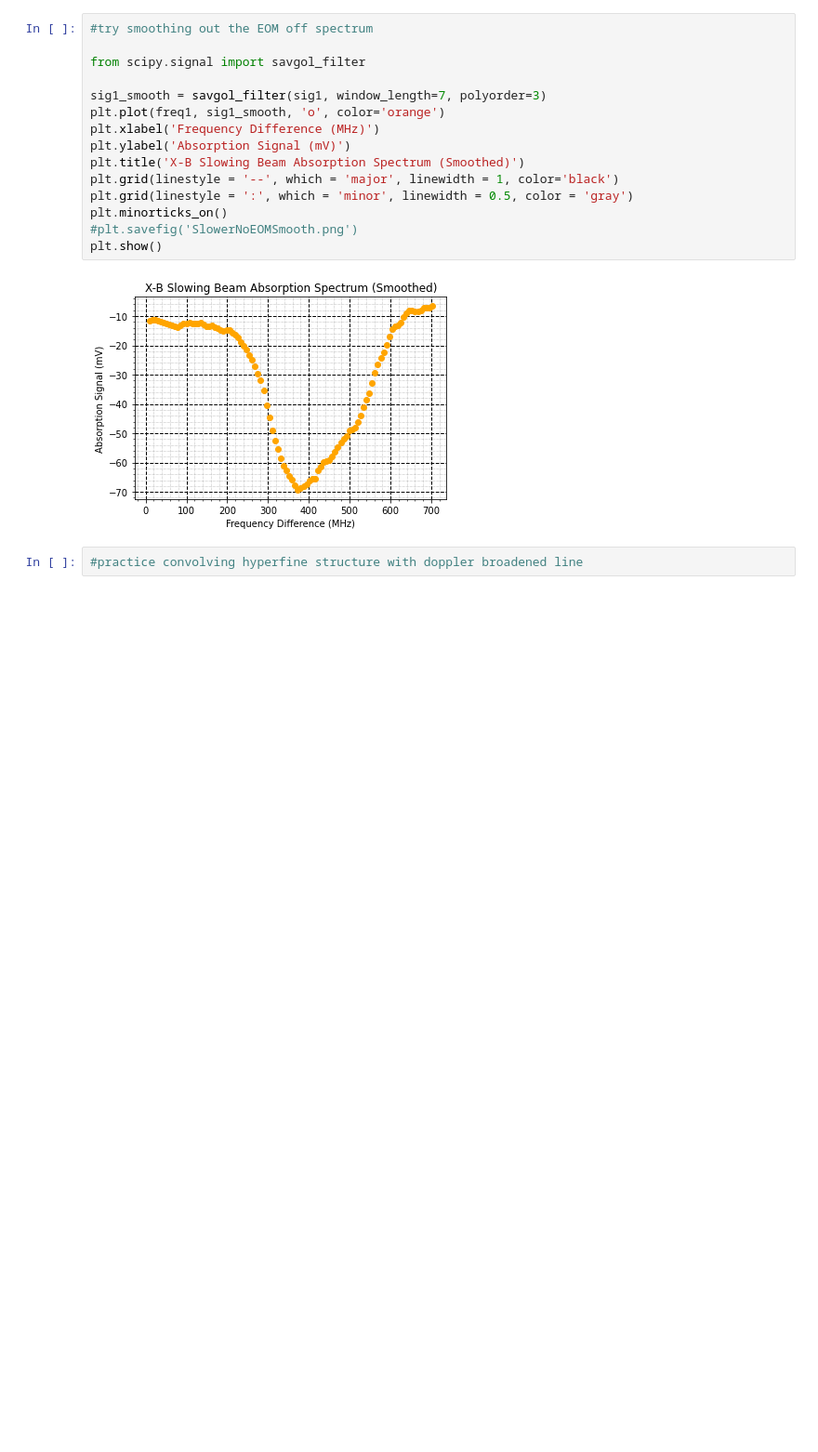
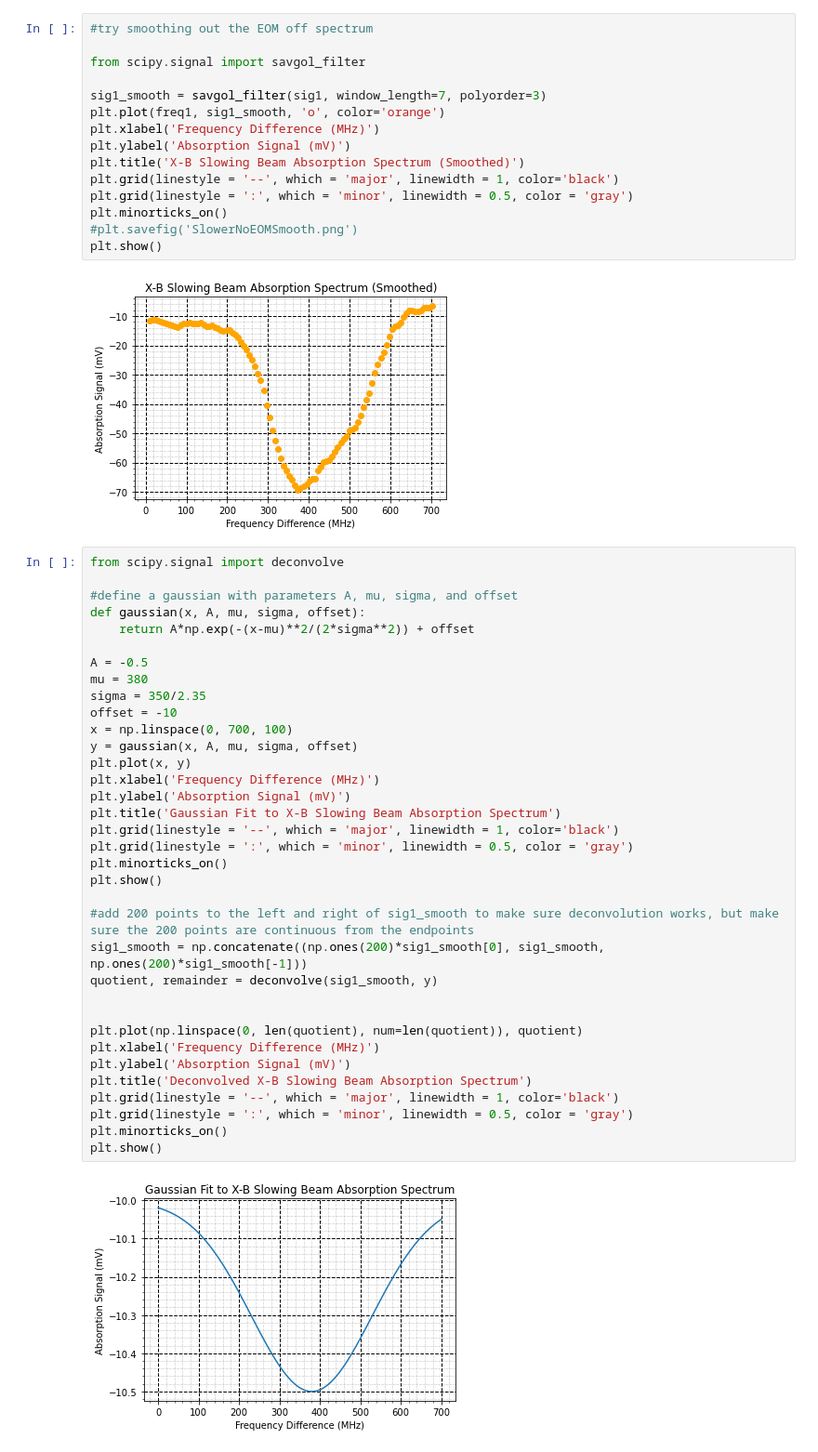
Before and after one commit to geoffrey-zheng/SrF-Calcs, a Jupyter notebook: Push-Beam/SlowerTransverseAbsorption.ipynb, the cells around one changed output. Shown: that part at 93% size. Drawn from its saved outputs; the diff is of its cells as text; blank space fills up the shorter version.

Commit message:
tried deconvolution

```diff
--- a/Push-Beam/SlowerTransverseAbsorption.ipynb
+++ b/Push-Beam/SlowerTransverseAbsorption.ipynb
@@ -251,5 +251,40 @@ plt.minorticks_on()
 plt.show()
 # %% [output]
 [figure]
-# %%
-#practice convolving hyperfine structure with doppler broadened line
+# %%
+from scipy.signal import deconvolve
+
+#define a gaussian with parameters A, mu, sigma, and offset
+def gaussian(x, A, mu, sigma, offset):
+    return A*np.exp(-(x-mu)**2/(2*sigma**2)) + offset
+
+A = -0.5
+mu = 380
+sigma = 350/2.35
+offset = -10
+x = np.linspace(0, 700, 100)
+y = gaussian(x, A, mu, sigma, offset)
+plt.plot(x, y)
+plt.xlabel('Frequency Difference (MHz)')
+plt.ylabel('Absorption Signal (mV)')
+plt.title('Gaussian Fit to X-B Slowing Beam Absorption Spectrum')
+plt.grid(linestyle = '--', which = 'major', linewidth = 1, color='black')
+plt.grid(linestyle = ':', which = 'minor', linewidth = 0.5, color = 'gray')
+plt.minorticks_on()
+plt.show()
+
+#add 200 points to the left and right of sig1_smooth to make sure deconvolution works, but make sure the 200 points are continuous from the endpoints
+sig1_smooth = np.concatenate((np.ones(200)*sig1_smooth[0], sig1_smooth, np.ones(200)*sig1_smooth[-1]))
+quotient, remainder = deconvolve(sig1_smooth, y)
+
+
+plt.plot(np.linspace(0, len(quotient), num=len(quotient)), quotient)
+plt.xlabel('Frequency Difference (MHz)')
+plt.ylabel('Absorption Signal (mV)')
+plt.title('Deconvolved X-B Slowing Beam Absorption Spectrum')
+plt.grid(linestyle = '--', which = 'major', linewidth = 1, color='black')
+plt.grid(linestyle = ':', which = 'minor', linewidth = 0.5, color = 'gray')
+plt.minorticks_on()
+plt.show()
+# %% [output]
+[figure, added]
```
Also changed, not shown: parts of 8 cells of this notebook, 1 other file.
